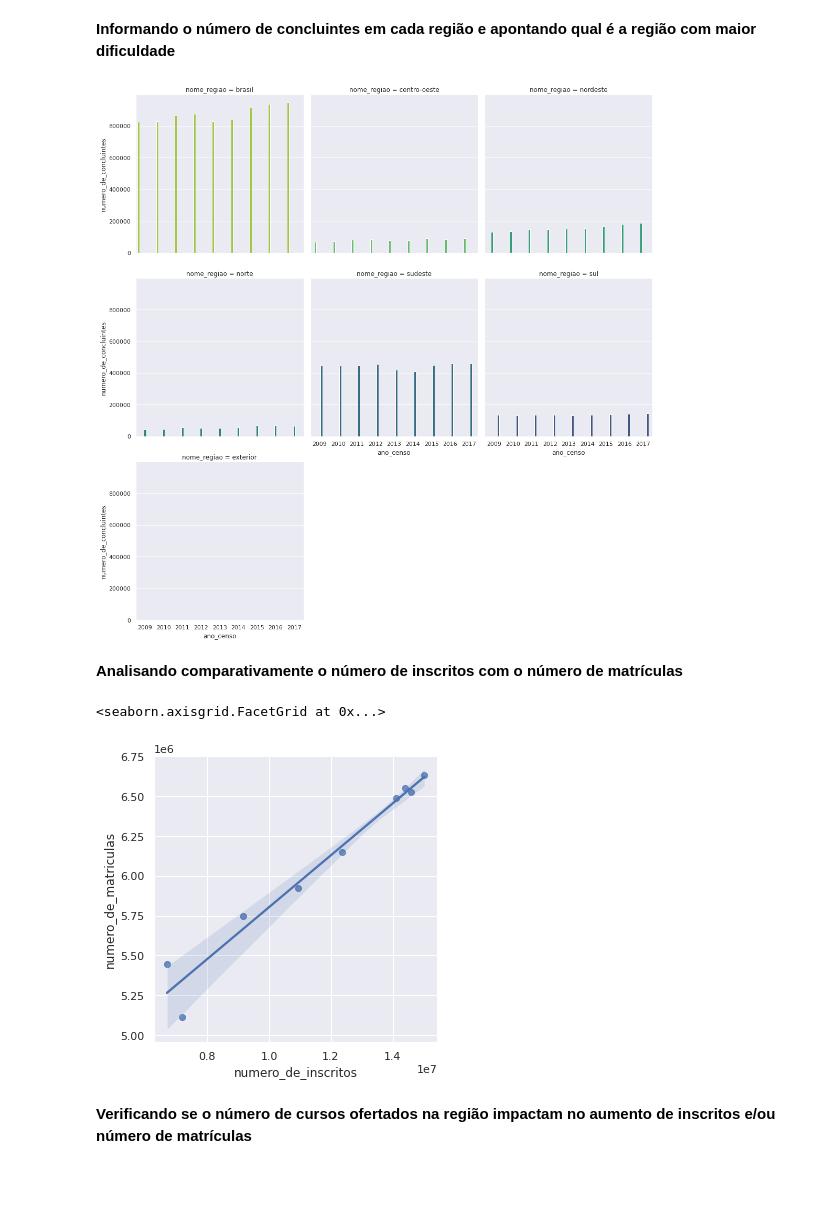
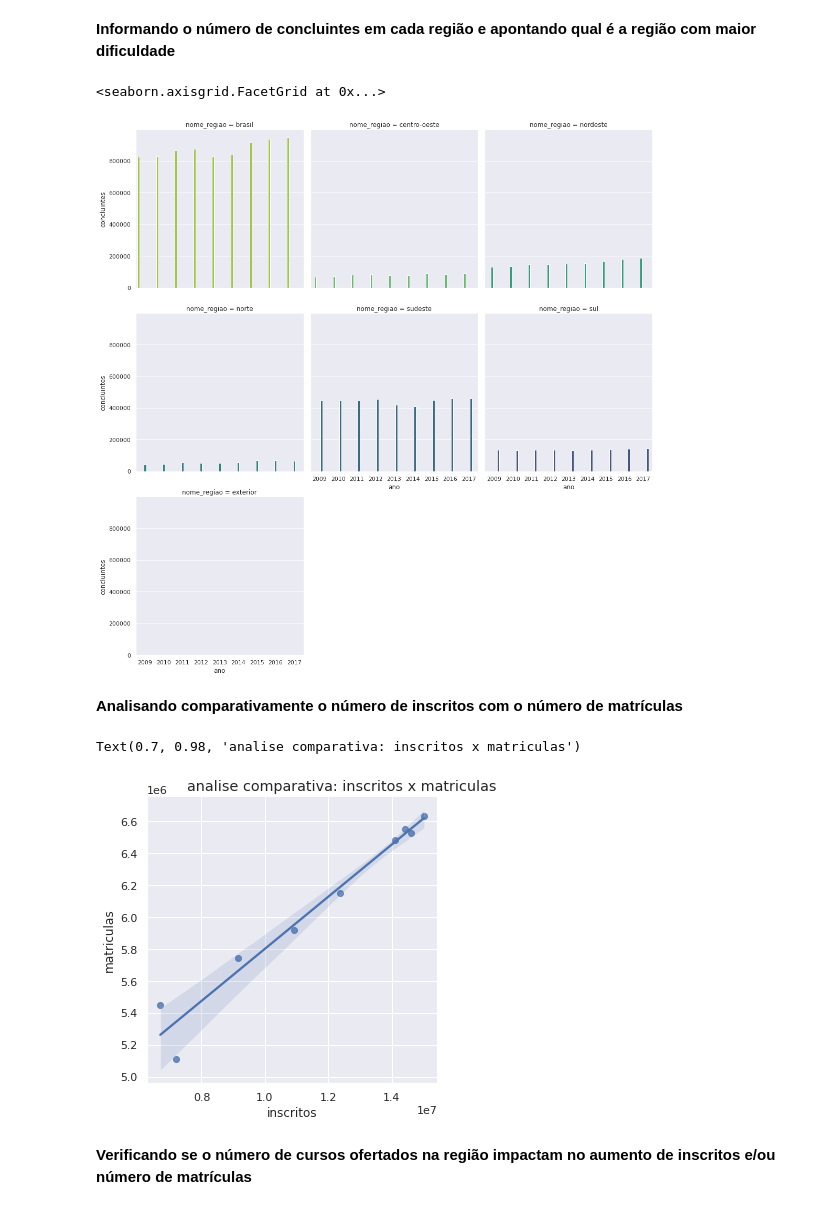
Before and after one commit to allefa/concurso-Ciencia-de-Dados, a Jupyter notebook: concurso_data_sciennce_t2.ipynb, the cells around one changed output. Saved outputs shown, nothing was run; the diff lists cells and outputs as text; code cells hidden in the pictures; blank space fills up the shorter version.

```diff
--- a/concurso_data_sciennce_t2.ipynb
+++ b/concurso_data_sciennce_t2.ipynb
@@ -105,20 +107,26 @@ selecao.head(3)
 # %%
 g = sns.catplot(data=df,x="ano_censo",y="numero_de_concluintes",hue="nome_regiao",
                 aspect=1,col="nome_regiao",col_wrap=3,palette="viridis_r",kind="bar")
+g.set(xlabel="ano",ylabel="concluintes")
 
 #sudeste é a região com uma queda significativa de concluintes entre 2012 e 2015
 #as quedas coincidem com uma diminuição bem grande no número de concluintes no Brasil
 # %% [output]
+<seaborn.axisgrid.FacetGrid at 0x...>
-[figure, old version]
+[figure, new version]
 # %% [markdown]
  **Analisando comparativamente o número de inscritos com o número de matrículas**
 # %%
 selecao = df.query("nome_regiao =='brasil'")
-sns.lmplot(data=selecao,x="numero_de_inscritos",y="numero_de_matriculas")
+g = sns.lmplot(data=selecao,x="numero_de_inscritos",y="numero_de_matriculas")
+
+g.set(xlabel="inscritos",ylabel="matriculas")
+g.fig.suptitle("analise comparativa: inscritos x matriculas", x=0.7, y=0.98)
+
 #as matriculas aumentam junto com os inscritos
 # %% [output]
-<seaborn.axisgrid.FacetGrid at 0x...>
+Text(0.7, 0.98, 'analise comparativa: inscritos x matriculas')
-[figure, old version]
+[figure, new version]
 # %% [markdown]
 **Verificando se o número de cursos ofertados na região impactam no aumento de inscritos e/ou número de matrículas**
 # %%
```
Also changed, not shown: parts of 4 cells of this notebook.
